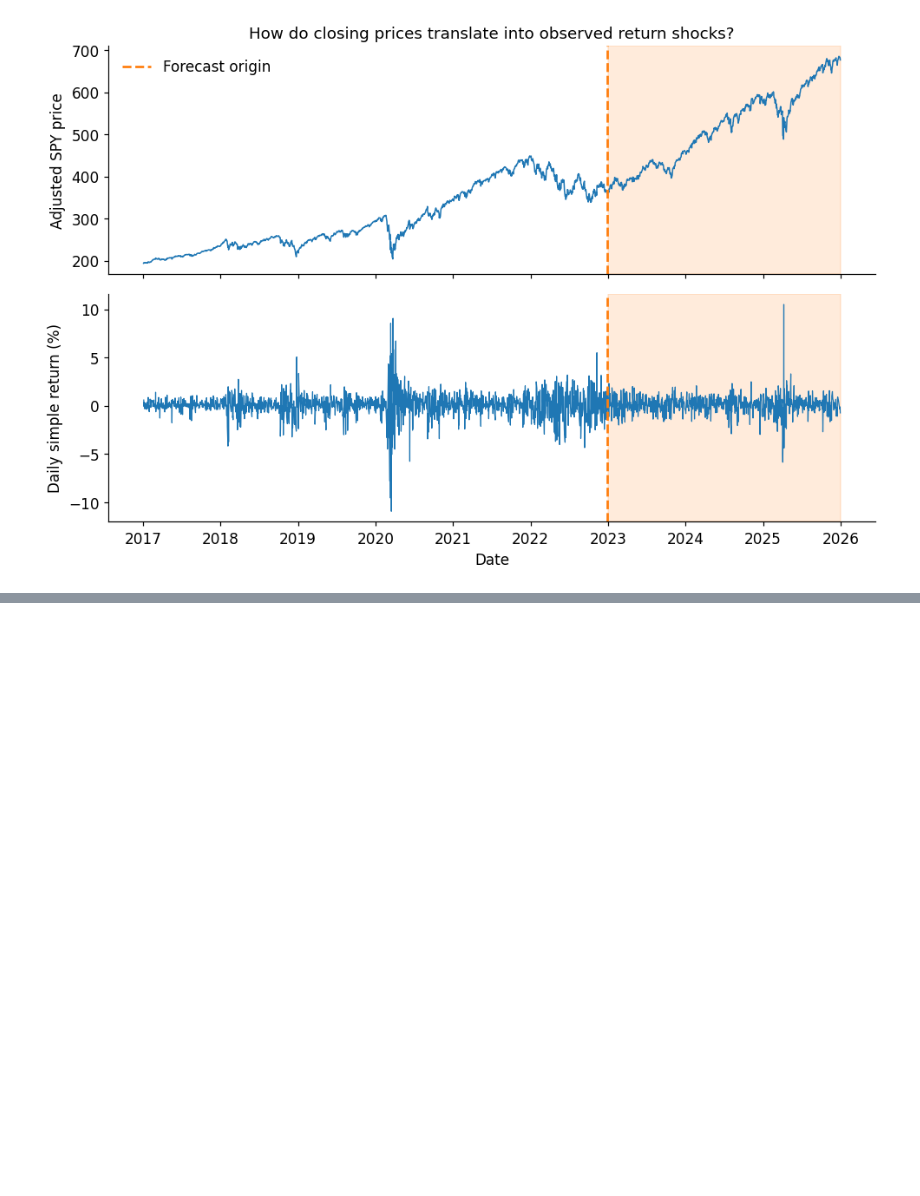
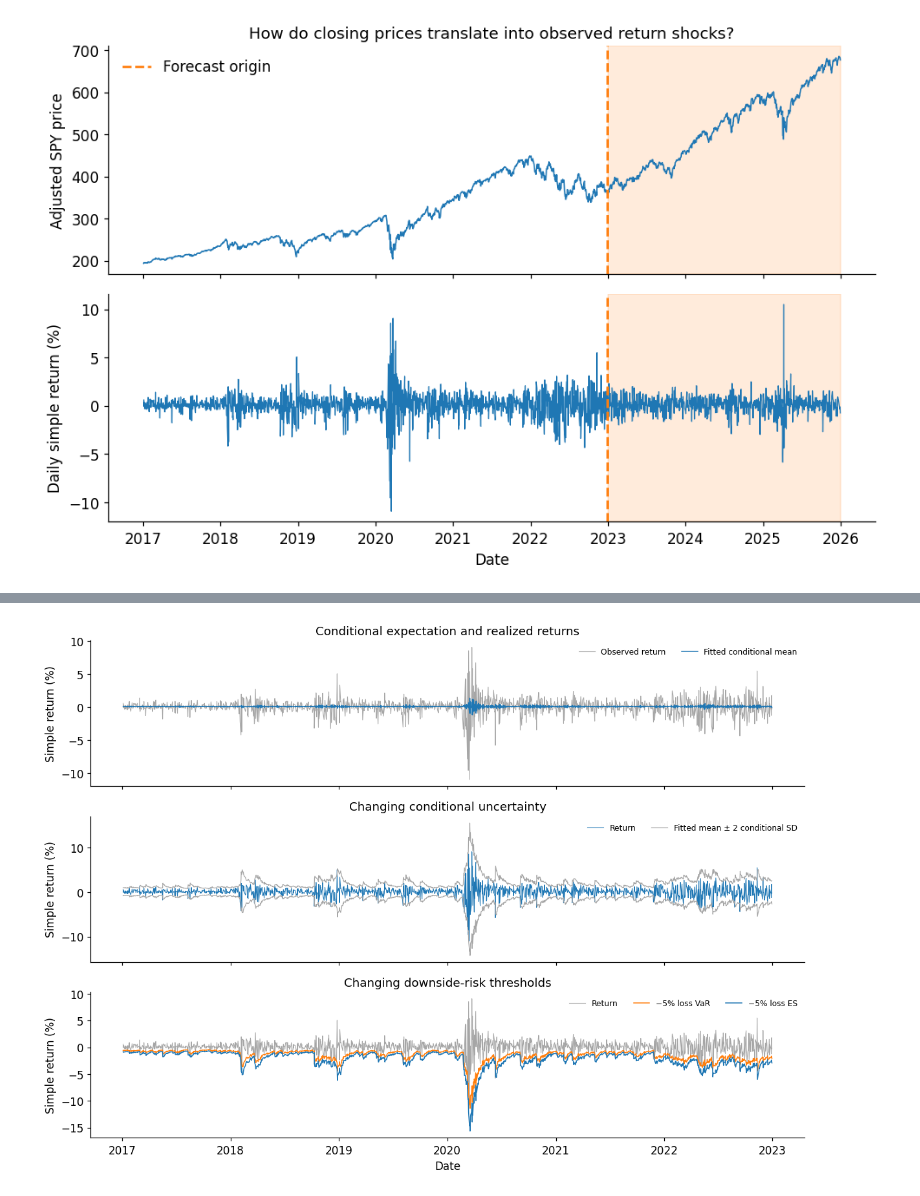
Before and after one commit to jacobkorsgaard/finance-statistical-methods-library, a Jupyter notebook: notebooks/11_empirical_financial_time_series_case_study.ipynb, the cells around one changed output, grey strips where cells are left out. Drawn from its saved outputs; the diff is of its cells as text; code cells hidden in the pictures; blank space fills up the shorter version.

```diff
--- a/notebooks/11_empirical_financial_time_series_case_study.ipynb
+++ b/notebooks/11_empirical_financial_time_series_case_study.ipynb
@@ -453,0 +381,12 @@ Full out-of-sample Zero return RMSE: 0.9698%.
+# %%
+student_fit = fit_arma_garch(train.to_numpy(),mean_fit.arparams,mean_fit.maparams,
+    mean_fit.params[0],distribution="t",hold_back=2,n_starts=3,seed=111,garch_order=selected_order)
+garch_models[selected_order,"t"] = student_fit
+innovation_comparison = pd.DataFrame([{"Innovations":label,"n":fit.nobs,
+    "Parameters":len(fit.params),"Log-likelihood":fit.loglikelihood,"AIC":fit.aic,
+    "BIC":fit.bic,"df":fit.df} for label,fit in [("Gaussian",gaussian_fit),("Student-t",student_fit)]])
+display(innovation_comparison.set_index("Innovations").round(4))
+selected_density = min(["normal","t"],key=lambda density:garch_models[selected_order,density].bic)
+final_fit = garch_models[selected_order,selected_density]
+final_label = "Student-t" if selected_density=="t" else "Gaussian"
+print(f"Final staged selection: ARMA({selected_p},{selected_q})–GARCH{selected_order}, {final_label} innovations")
@@ -453,0 +451,28 @@ Full out-of-sample Zero return RMSE: 0.9698%.
+# %%
+def conditional_loss_risk(mean, sd):
+    if final_label == "Student-t":
+        nu = float(final_params["nu"])
+        scale = sd*np.sqrt((nu-2)/nu)
+        return student_t_var(-mean,scale,nu,.05), student_t_es(-mean,scale,nu,.05)
+    return gaussian_var(-mean,sd,.05), gaussian_es(-mean,sd,.05)
+
+fitted_mean, _, fitted_variance = final_fit.filter()
+fitted_sd = np.sqrt(fitted_variance)
+fitted_risk = np.array([conditional_loss_risk(m,s) if np.isfinite(m+s) else (np.nan,np.nan)
+                        for m,s in zip(fitted_mean,fitted_sd)])
+fig, axes = plt.subplots(3,1,figsize=(11,8),sharex=True)
+axes[0].plot(train.index,train,color="0.65",linewidth=.7,label="Observed return")
+axes[0].plot(train.index,fitted_mean,color="C0",linewidth=1,label="Fitted conditional mean")
+axes[0].set(ylabel="Simple return (%)",title="Conditional expectation and realized returns")
+axes[1].plot(train.index,train,color="C0",linewidth=.7,label="Return")
+axes[1].plot(train.index,fitted_mean+2*fitted_sd,color="0.65",linewidth=.8,label="Fitted mean ± 2 conditional SD")
+axes[1].plot(train.index,fitted_mean-2*fitted_sd,color="0.65",linewidth=.8)
+axes[1].set(ylabel="Simple return (%)",title="Changing conditional uncertainty")
+axes[2].plot(train.index,train,color="0.65",linewidth=.7,label="Return")
+axes[2].plot(train.index,-fitted_risk[:,0],color="C1",linewidth=1,label="−5% loss VaR")
+axes[2].plot(train.index,-fitted_risk[:,1],color="C0",linewidth=1,label="−5% loss ES")
+axes[2].set(xlabel="Date",ylabel="Simple return (%)",title="Changing downside-risk thresholds")
+for ax in axes: ax.legend(fontsize=8,ncol=3)
+fig.tight_layout();plt.show()
+# %% [output]
+[figure, added]
```
Also changed, not shown: parts of 53 cells of this notebook, 19 other files.
